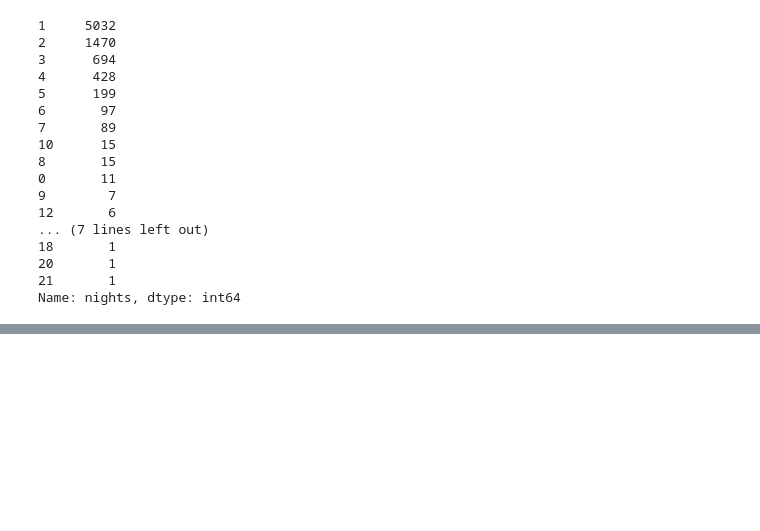
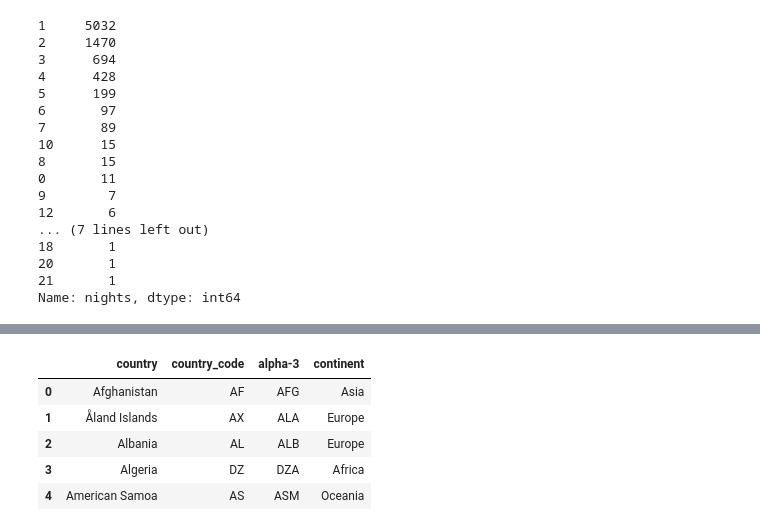
Before and after one commit to lauurasarabia/Hotel_Dashboard, a Jupyter notebook: reading.ipynb, the cells around one changed output, grey strips where cells are left out. Cells and saved outputs as stored; diff of their text form; code cells hidden in the pictures; blank space fills up the shorter version.

```diff
--- a/reading.ipynb
+++ b/reading.ipynb
@@ -119,0 +129,13 @@ reservations_cleaning[reservations_cleaning['nights'] == 0]
+# %%
+continents = read_continents("continents.csv")
+continents_clean = rename_continent_columns()
+continents_clean.to_csv(f'./data/data_sql/continents_clean.csv')
+# %%
+continents_clean[:5]
+# %% [output]
+|  | country | country_code | alpha-3 | continent |
+| 0 | Afghanistan | AF | AFG | Asia |
+| 1 | Åland Islands | AX | ALA | Europe |
+| 2 | Albania | AL | ALB | Europe |
+| 3 | Algeria | DZ | DZA | Africa |
+| 4 | American Samoa | AS | ASM | Oceania |
```
Also changed, not shown: parts of 16 cells of this notebook, 4 other files.
